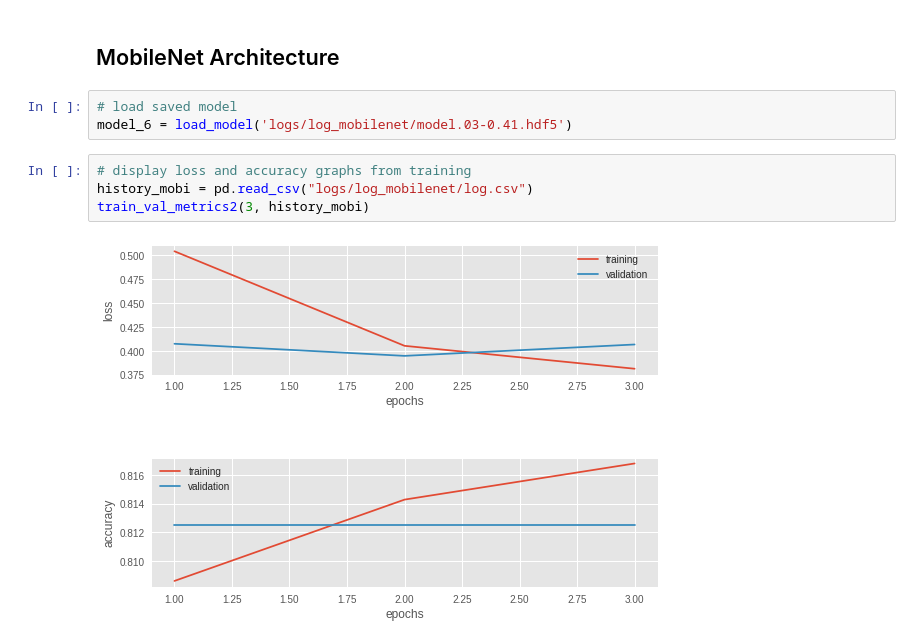
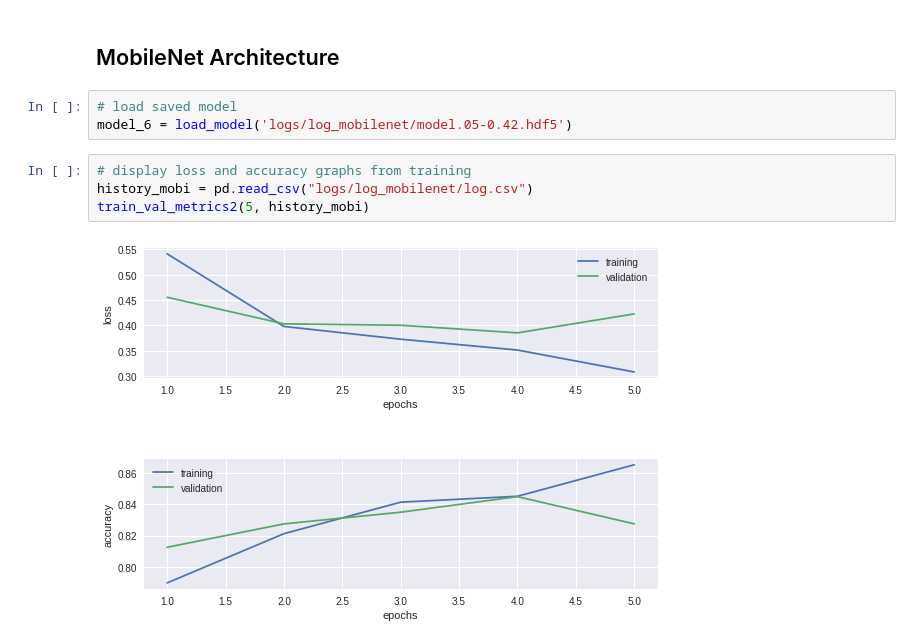
Before and after one commit to roagabriel/ImageClassificationISIC-2017, a Jupyter notebook: notebook.ipynb, the cells around one changed output. Saved outputs shown, nothing was run; the diff lists cells and outputs as text.

```diff
--- a/notebook.ipynb
+++ b/notebook.ipynb
@@ -530,13 +706,13 @@ Using the callbacks in Keras allowed me to reproduce the visualizations and the
 ## MobileNet Architecture
 # %%
 # load saved model
-model_6 = load_model('logs/log_mobilenet/model.03-0.41.hdf5')
+model_6 = load_model('logs/log_mobilenet/model.05-0.42.hdf5')
 # %%
 # display loss and accuracy graphs from training
 history_mobi = pd.read_csv("logs/log_mobilenet/log.csv")
-train_val_metrics2(3, history_mobi)
+train_val_metrics2(5, history_mobi)
 # %% [output]
-[figure, old version]
+[figure, new version]
 # %%
 for (i, column) in enumerate(history_mobi.columns, start=0):
     print(i, column)
```
Also changed, not shown: parts of 26 cells of this notebook, 3 other files.
